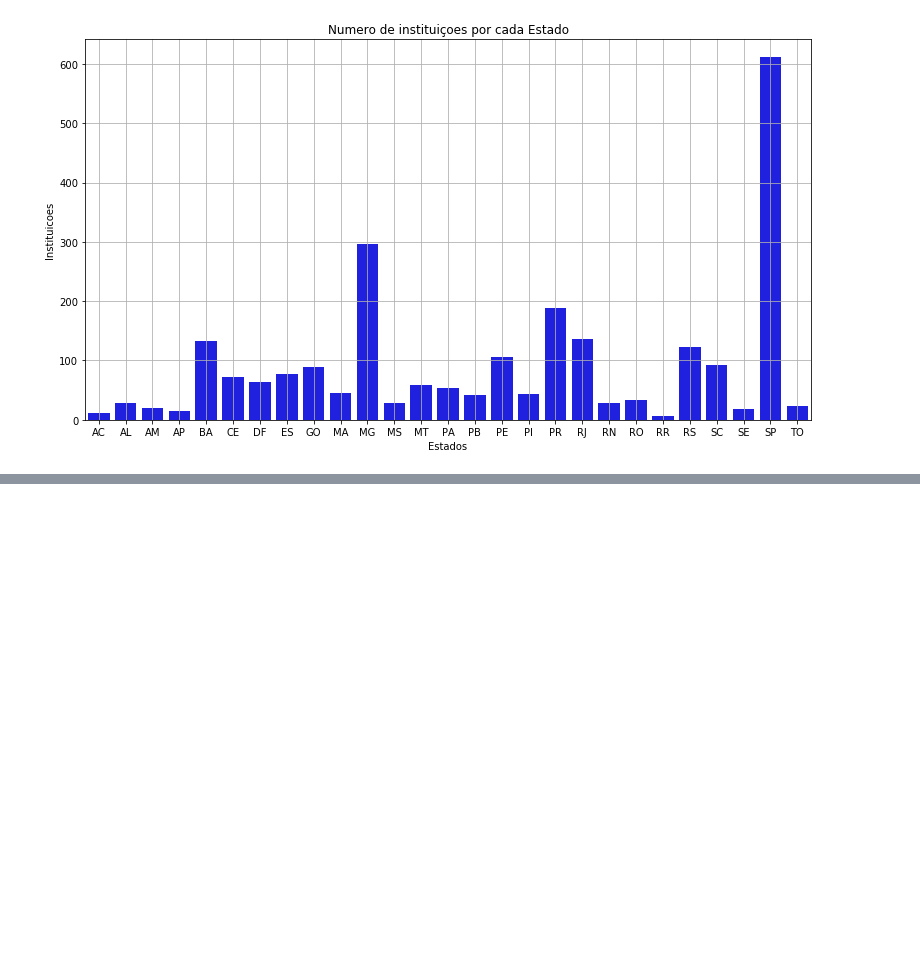
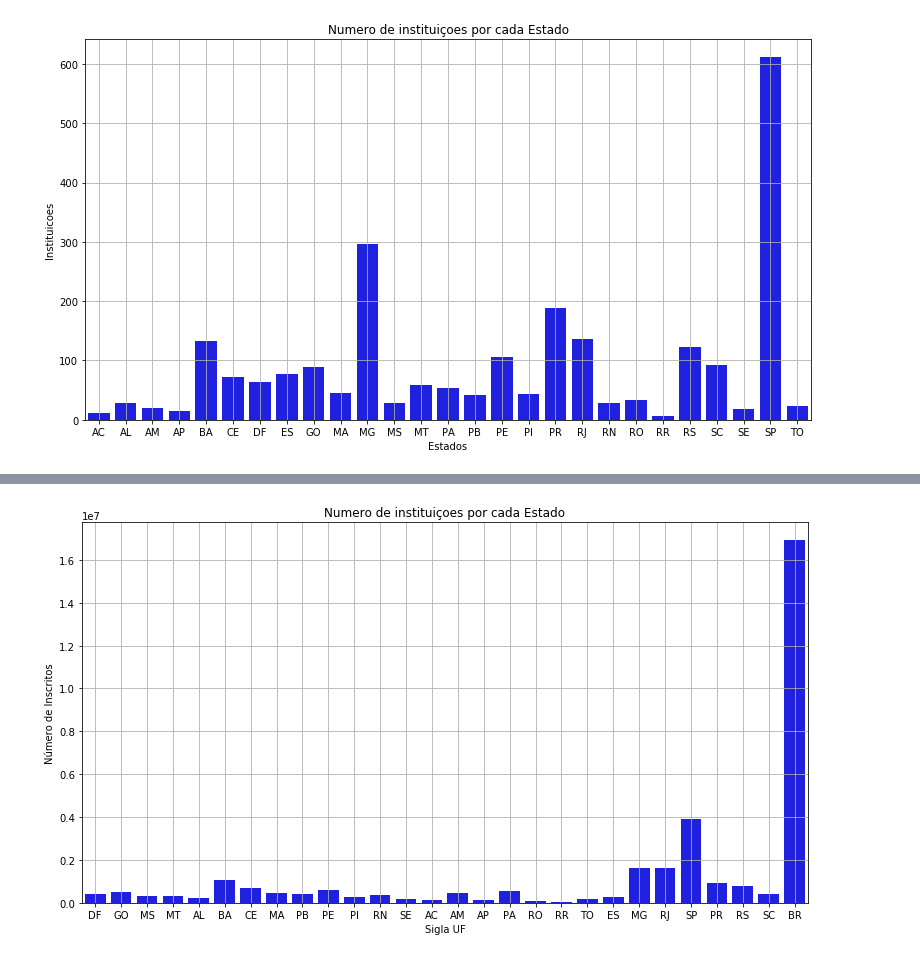
Before and after one commit to JViniciusF/ENEM-Matriculados-Por-Estados, a Jupyter notebook: Analise da matricula dos alunos.ipynb, the cells around one changed output, grey strips where cells are left out. Cells and saved outputs as stored; diff of their text form; code cells hidden in the pictures; blank space fills up the shorter version.

```diff
--- a/Analise da matricula dos alunos.ipynb
+++ b/Analise da matricula dos alunos.ipynb
@@ -43,0 +46,8 @@ dir(plt.autoscale())
+# %%
+
+sns.barplot(x = x3, y = y3, color = "b")
+plt.title("Numero de instituiçoes por cada Estado");
+plt.rcParams['figure.figsize'] = (13,7)
+plt.grid()
+# %% [output]
+[figure, added]
```
Also changed, not shown: parts of 5 cells of this notebook, 1 other file.
